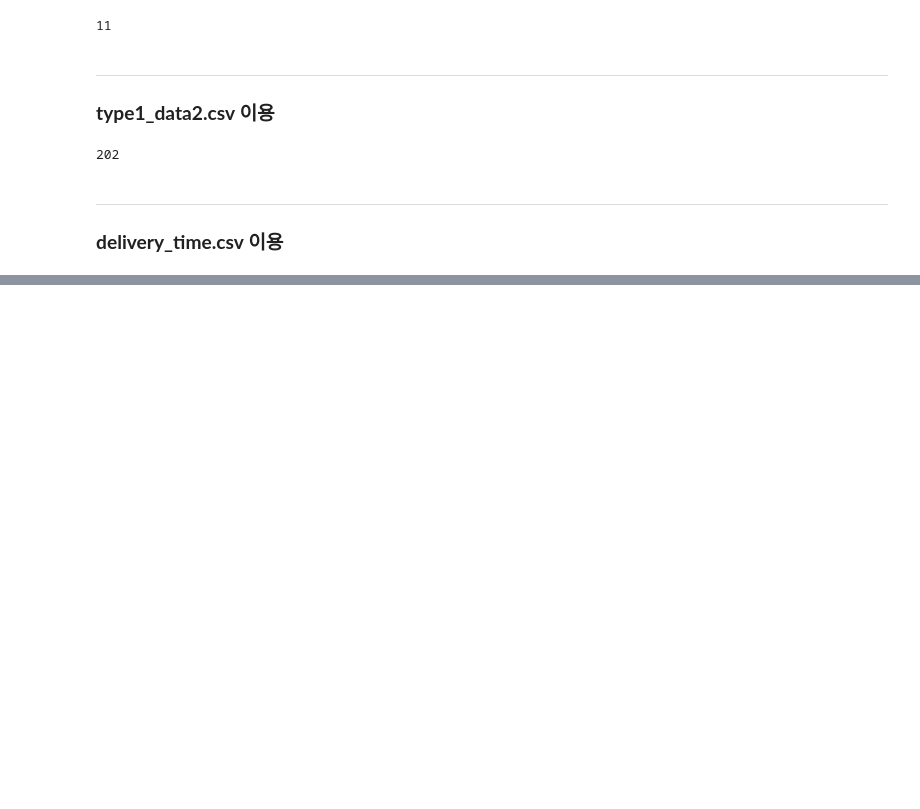
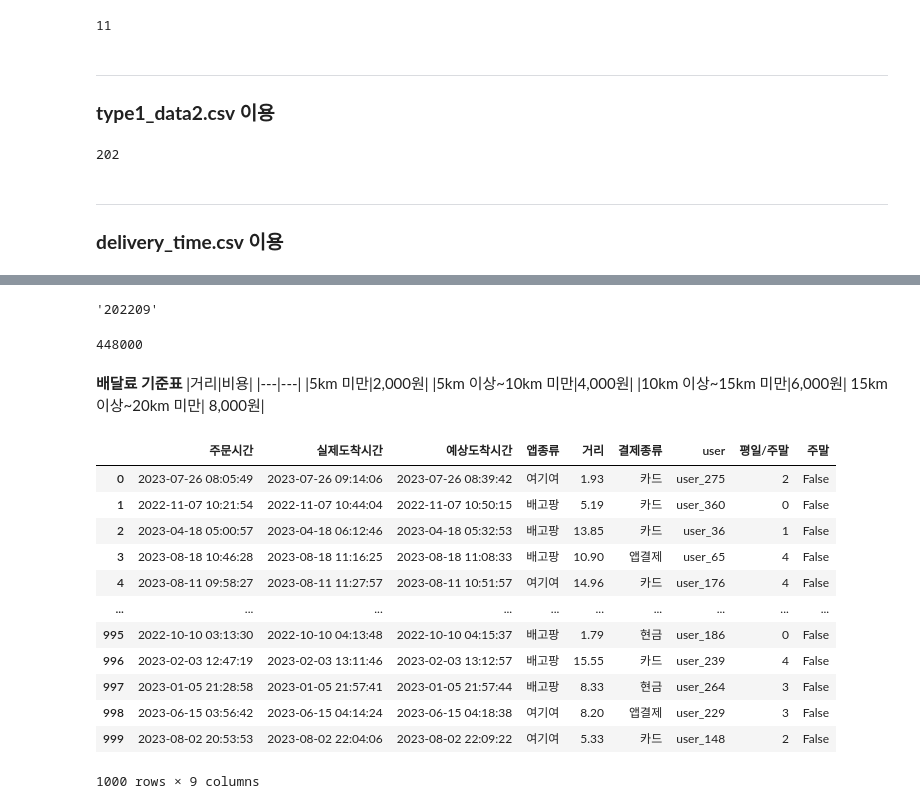
Before and after one commit to joajoa0417/data-analysis, a Jupyter notebook: bigdata/book/data analysis/part1/1-chap03.ipynb, the cells around one changed output, grey strips where cells are left out. Cells and saved outputs as stored; diff of their text form; code cells hidden in the pictures; blank space fills up the shorter version.

```diff
--- a/bigdata/book/data analysis/part1/1-chap03.ipynb
+++ b/bigdata/book/data analysis/part1/1-chap03.ipynb
@@ -451,0 +554,74 @@ df2 = df2.loc[df2['예상도착시간'] < df2['실제도착시간']]
+# %%
+## 28
+
+df = get_df()
+df2 = df.copy()
+
+# 연도와 월을 기준으로 주문 수 집계하기
+df2['주문시간'] = pd.to_datetime(df2['주문시간'])
+df2['연월'] = df2['주문시간'].dt.to_period('M')
+order_ym = df2.value_counts('연월').index[0]
+
+# 가장 많은 주문이 있었던 연도와 월을 숫자로만 구하기 (ex. 202410)
+str(order_ym).replace("-", "")
+# %% [output]
+'202209'
+# %%
+## 29
+
+df = get_df()
+df2 = df.copy()
+
+# 배달료 계산 기준표에 따라 각 주문에 대한 배달료 계산하기
+def delivery_distance(distance) :
+    if distance < 5 : return 2000
+    elif distance >= 5 and distance < 10 : return 4000 # elif distance < 10도 가능.
+    elif distance >= 10 and distance < 15 : return 6000
+    else : return 8000
+
+df2['배달료'] = df2['거리'].apply(delivery_distance)
+
+# 월별 배달료의 총합 집계하기
+df2['주문월'] = pd.to_datetime(df2['주문시간']).dt.month
+df2 = df2.groupby('주문월')['배달료'].sum()
+
+# 배달료가 가장 많이 발생한 월을 찾고, 그 월의 총 배달료를 정수로 구하기
+month = df2.sort_values(ascending=False).idxmax()
+df2[month]
+# %% [output]
+448000
+# %% [markdown]
+**배달료 기준표**
+|거리|비용|
+|---|---|
+|5km 미만|2,000원|
+|5km 이상~10km 미만|4,000원|
+|10km 이상~15km 미만|6,000원|
+15km 이상~20km 미만| 8,000원|
+# %%
+## 30
+
+df = get_df()
+df2 = df.copy()
+
+# 주말 주문 건수와 평일 주문 건수 구하기
+df2['평일/주말'] = pd.to_datetime(df2['주문시간']).dt.dayofweek
+df2['주말'] = df2['평일/주말'] >= 5
+
+df2['주말']
+
+# 주말 주문 건수와 평일 주문 건수의 차이를 절대값으로 구하고 정수형으로 구하기
+# %% [output]
+|  | 주문시간 | 실제도착시간 | 예상도착시간 | 앱종류 | 거리 | 결제종류 | user | 평일/주말 | 주말 |
+| 0 | 2023-07-26 08:05:49 | 2023-07-26 09:14:06 | 2023-07-26 08:39:42 | 여기여 | 1.93 | 카드 | user_275 | 2 | False |
+| 1 | 2022-11-07 10:21:54 | 2022-11-07 10:44:04 | 2022-11-07 10:50:15 | 배고팡 | 5.19 | 카드 | user_360 | 0 | False |
+| 2 | 2023-04-18 05:00:57 | 2023-04-18 06:12:46 | 2023-04-18 05:32:53 | 배고팡 | 13.85 | 카드 | user_36 | 1 | False |
+| 3 | 2023-08-18 10:46:28 | 2023-08-18 11:16:25 | 2023-08-18 11:08:33 | 배고팡 | 10.90 | 앱결제 | user_65 | 4 | False |
+| 4 | 2023-08-11 09:58:27 | 2023-08-11 11:27:57 | 2023-08-11 10:51:57 | 여기여 | 14.96 | 카드 | user_176 | 4 | False |
+| ... | ... | ... | ... | ... | ... | ... | ... | ... | ... |
+| 995 | 2022-10-10 03:13:30 | 2022-10-10 04:13:48 | 2022-10-10 04:15:37 | 배고팡 | 1.79 | 현금 | user_186 | 0 | False |
+| 996 | 2023-02-03 12:47:19 | 2023-02-03 13:11:46 | 2023-02-03 13:12:57 | 배고팡 | 15.55 | 카드 | user_239 | 4 | False |
+| 997 | 2023-01-05 21:28:58 | 2023-01-05 21:57:41 | 2023-01-05 21:57:44 | 배고팡 | 8.33 | 현금 | user_264 | 3 | False |
+| 998 | 2023-06-15 03:56:42 | 2023-06-15 04:14:24 | 2023-06-15 04:18:38 | 여기여 | 8.20 | 앱결제 | user_229 | 3 | False |
+| 999 | 2023-08-02 20:53:53 | 2023-08-02 22:04:06 | 2023-08-02 22:09:22 | 여기여 | 5.33 | 카드 | user_148 | 2 | False |
+1000 rows × 9 columns
```
Also changed, not shown: parts of 8 cells of this notebook.
